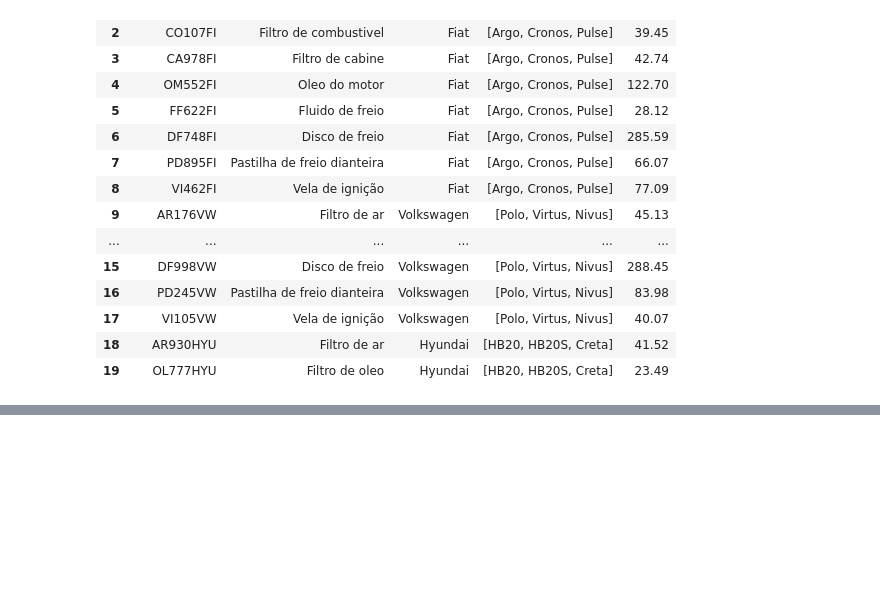
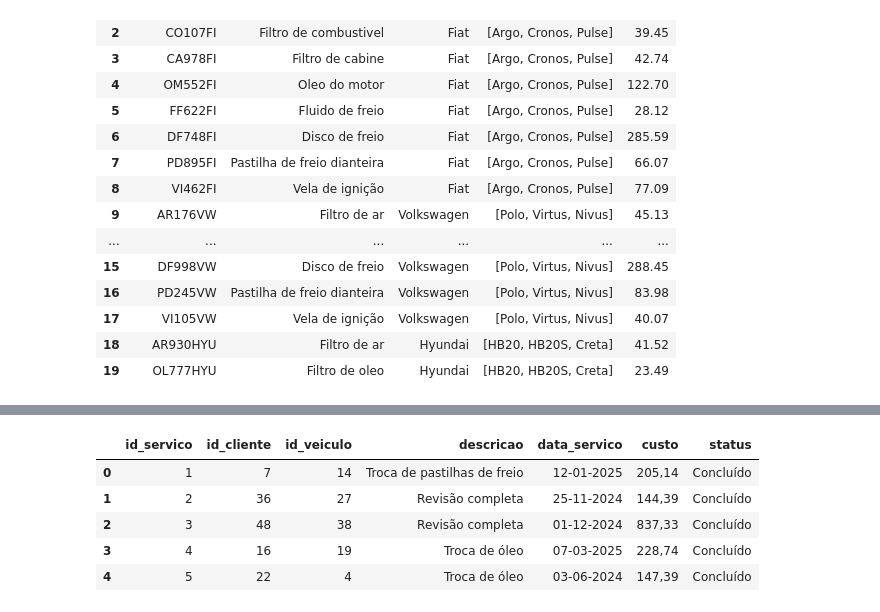
Before and after one commit to fabiobaroliveira/gerador_base_de_dados, a Jupyter notebook: oficina_mecanica.ipynb, the cells around one changed output, grey strips where cells are left out. Drawn from its saved outputs; the diff is of its cells as text; code cells hidden in the pictures; blank space fills up the shorter version.

Commit message:
adicionado uma etapa antes de serviços realizados

```diff
--- a/oficina_mecanica.ipynb
+++ b/oficina_mecanica.ipynb
@@ -18,7 +18,8 @@ fake = Faker('pt_BR')
 # Configurações
 NUM_CLIENTES = 50  # Número de clientes
 NUM_VEICULOS = 50   # Número de veículos
-NUM_SERVICOS = 200 # Número de orçamentos/serviços
+NUM_AGENDAMENTOS = 100 # Número de agendamentos
+NUM_SERVICOS = 100 # Número de orçamentos/serviços
 # %%
 # Gerar clientes
 
@@ -221,3 +227,46 @@ df_servicos_realizados.head()
+# %%
+# Gerar serviços realizados com base nos agendamentos aprovados
+servicos_realizados = []
+for agendamento in agendamentos:
+    if agendamento["status"] == "Aprovado":
+        # Gera uma data de serviço que é posterior à data de agendamento
+        # Converting data_agendamento to datetime object before passing to date_between
+        data_agendamento_dt = datetime.strptime(agendamento["data_agendamento"], '%d-%m-%Y').date()
+        data_servico = fake.date_between(start_date=data_agendamento_dt, end_date='today').strftime('%d-%m-%Y')
+
+        # Gera um custo aleatório para o serviço
+        custo = round(random.uniform(100, 1000), 2)
+
+        servicos_realizados.append({
+            "id_servico": len(servicos_realizados) + 1,
+            "id_cliente": agendamento["id_cliente"],
+            "id_veiculo": agendamento["id_veiculo"],
+            "descricao": agendamento["descricao"],
+            "data_servico": data_servico,  # Data do serviço
+            "custo": custo,
+            "status": "Concluído"
+        })
+
+# Criar DataFrame dos serviços realizados
+df_servicos_realizados = pd.DataFrame(servicos_realizados)
+
+# Substituindo . dos valores e ajustando ao padrão brasileiro
+df_servicos_realizados['custo'] = df_servicos_realizados['custo'].astype(str).str.replace('.', ',')
+
+# Exibir as primeiras linhas dos serviços realizados
+df_servicos_realizados.head()
+
+# Substituindo . dos valores e ajustando ao padrão brasileiro
+df_servicos_realizados['custo'] = df_servicos_realizados['custo'].astype(str).str.replace('.', ',')
+
+df_servicos_realizados.head()
+# %% [output]
+|  | id_servico | id_cliente | id_veiculo | descricao | data_servico | custo | status |
+| 0 | 1 | 7 | 14 | Troca de pastilhas de freio | 12-01-2025 | 205,14 | Concluído |
+| 1 | 2 | 36 | 27 | Revisão completa | 25-11-2024 | 144,39 | Concluído |
+| 2 | 3 | 48 | 38 | Revisão completa | 01-12-2024 | 837,33 | Concluído |
+| 3 | 4 | 16 | 19 | Troca de óleo | 07-03-2025 | 228,74 | Concluído |
+| 4 | 5 | 22 | 4 | Troca de óleo | 03-06-2024 | 147,39 | Concluído |
 # %%
 from google.colab import files
 
```
Also changed, not shown: parts of 3 cells of this notebook.
